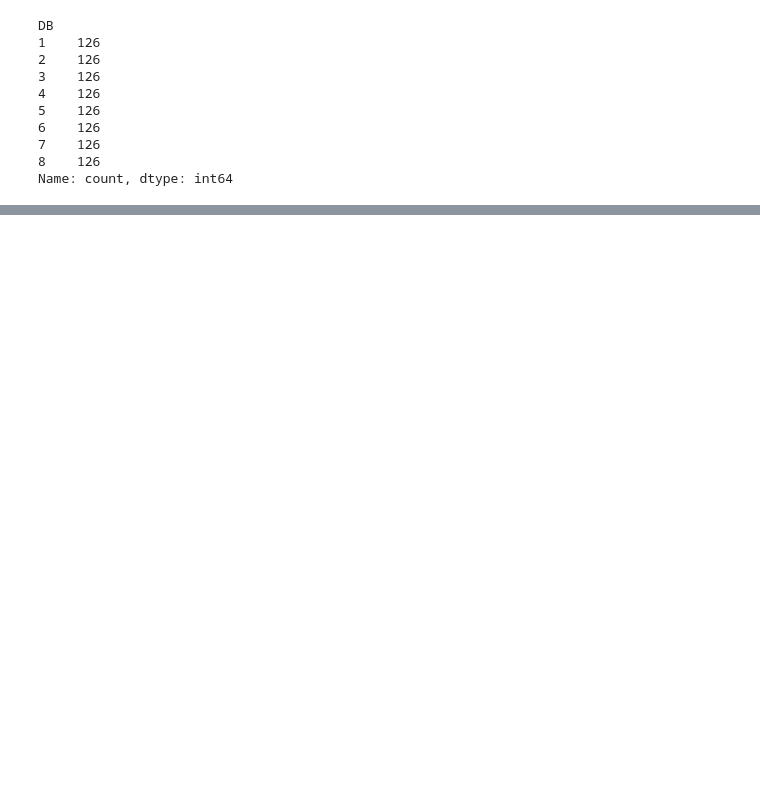
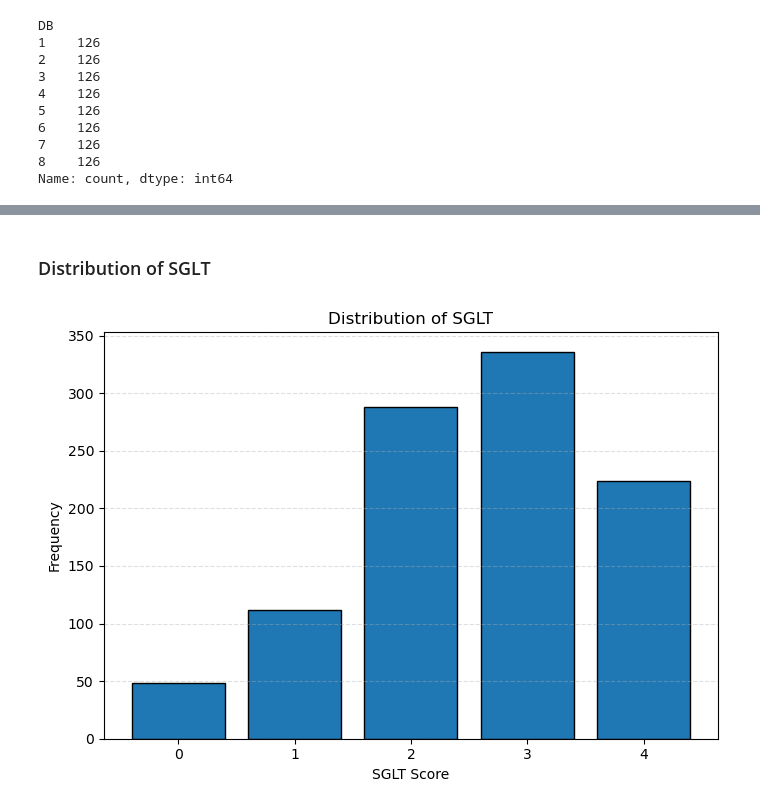
Before and after one commit to Chakuunaa/Evaluating-Dashboard-Design-Effectiveness-in-Data-Analytics, a Jupyter notebook: notebooks/01_Dissertation_Analysis.ipynb, the cells around one changed output, grey strips where cells are left out. Drawn from its saved outputs; the diff is of its cells as text; code cells hidden in the pictures; blank space fills up the shorter version.

```diff
--- a/notebooks/01_Dissertation_Analysis.ipynb
+++ b/notebooks/01_Dissertation_Analysis.ipynb
@@ -128,0 +226,23 @@ Name: count, dtype: int64
+# %% [markdown]
+### Distribution of SGLT
+# %%
+sglt_counts = df["SGLT"].value_counts().sort_index()
+
+plt.figure(figsize=(7,5))
+
+plt.bar(
+    sglt_counts.index.astype(str),
+    sglt_counts.values,
+    edgecolor="black"
+)
+
+plt.title("Distribution of SGLT")
+plt.xlabel("SGLT Score")
+plt.ylabel("Frequency")
+
+plt.grid(axis="y", linestyle="--", alpha=0.4)
+
+plt.tight_layout()
+plt.show()
+# %% [output]
+[figure, added]
```
Also changed, not shown: parts of 36 cells of this notebook.
